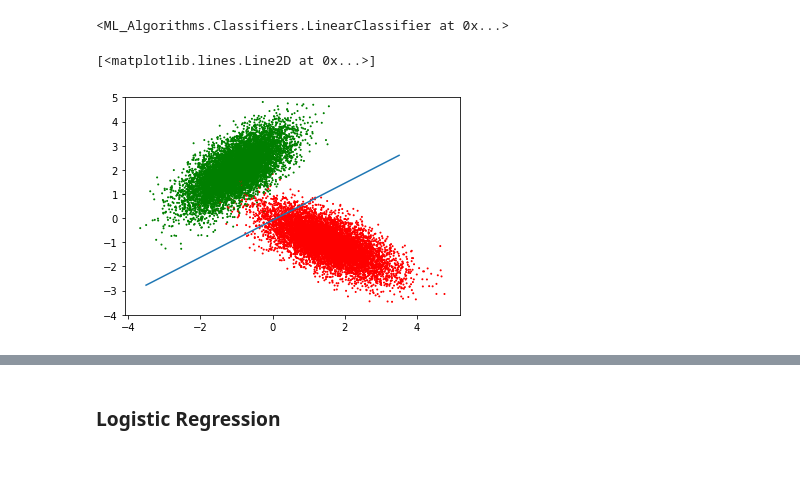
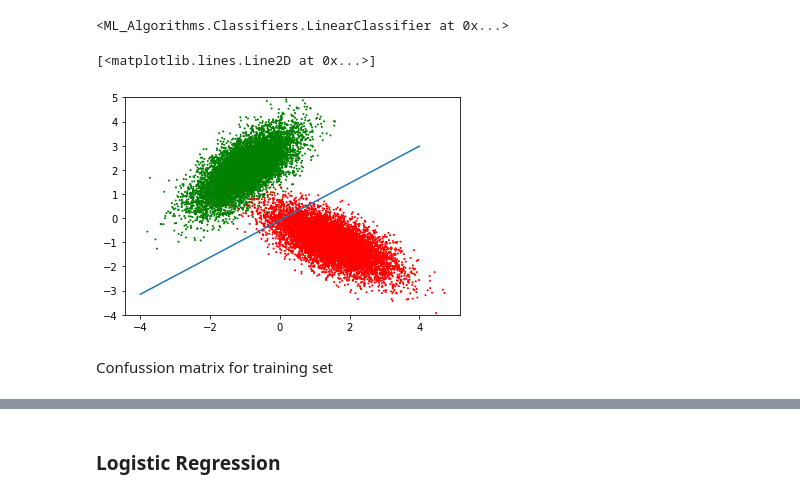
Before and after one commit to joseluisvaz/machine_learning_itesm, a Jupyter notebook: Machine Learning - Homework 3.ipynb, the cells around one changed output, grey strips where cells are left out. Cells and saved outputs as stored; diff of their text form; code cells hidden in the pictures; blank space fills up the shorter version.

```diff
--- a/Machine Learning - Homework 3.ipynb
+++ b/Machine Learning - Homework 3.ipynb
@@ -160,12 +176,13 @@ clf.fit(X, Y, solver="gradient",step_size= 0.0001, tresh = 0.00001, max_iter = 1
 steps: 100
 <ML_Algorithms.Classifiers.LinearClassifier at 0x...>
 # %%
-x = np.linspace(-3.5,3.5,100)
+x = np.linspace(-4,4,100)
 y =  -1/clf.coef[2] * (clf.coef[0] + clf.coef[1]* x)
+fig = plt.figure(figsize=(6, 4))
 plt.scatter(X_train[:,0], X_train[:,1], c=label_train,
                  cmap=matplotlib.colors.ListedColormap(colors), s = 1)
 plt.ylim((-4,5))
 plt.plot(x,y)
 # %% [output]
 [<matplotlib.lines.Line2D at 0x...>]
-[figure, old version]
+[figure, new version]
@@ -171,0 +192,2 @@ plt.plot(x,y)
+# %% [markdown]
+Confussion matrix for training set
```
Also changed, not shown: parts of 19 cells of this notebook, 2 other files.
